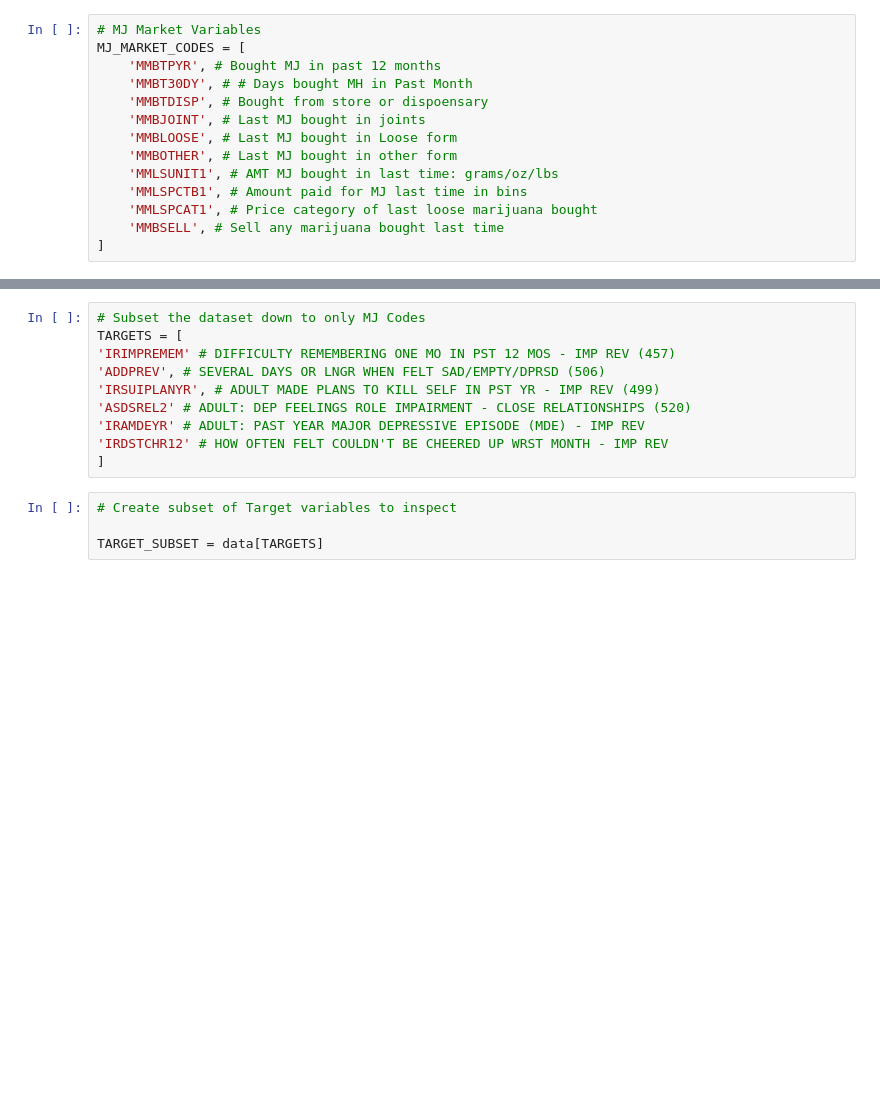
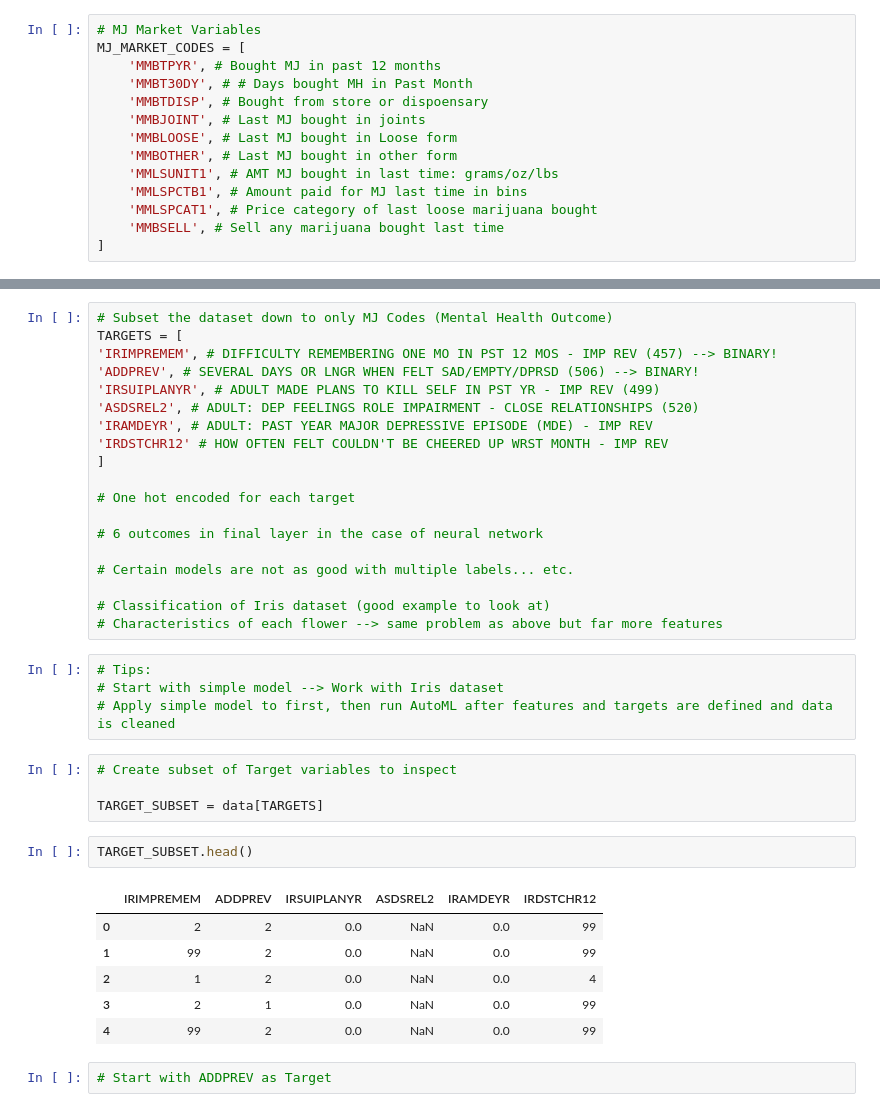
Before and after one commit to melissaprax/substance-use-mental-illness-analysis, a Jupyter notebook: starter.ipynb, the cells around one changed output, grey strips where cells are left out. Drawn from its saved outputs; the diff is of its cells as text; blank space fills up the shorter version.

```diff
--- a/starter.ipynb
+++ b/starter.ipynb
@@ -136,16 +136,40 @@ MJ_CODES = [
 'MMBSELL', # Sell any marijuana bought last time
 ]
 # %%
-# Subset the dataset down to only MJ Codes
+# Subset the dataset down to only MJ Codes (Mental Health Outcome)
 TARGETS = [
-'IRIMPREMEM' # DIFFICULTY REMEMBERING ONE MO IN PST 12 MOS - IMP REV (457)
-'ADDPREV', # SEVERAL DAYS OR LNGR WHEN FELT SAD/EMPTY/DPRSD (506)
+'IRIMPREMEM', # DIFFICULTY REMEMBERING ONE MO IN PST 12 MOS - IMP REV (457) --> BINARY!
+'ADDPREV', # SEVERAL DAYS OR LNGR WHEN FELT SAD/EMPTY/DPRSD (506) --> BINARY!
 'IRSUIPLANYR', # ADULT MADE PLANS TO KILL SELF IN PST YR - IMP REV (499)
-'ASDSREL2' # ADULT: DEP FEELINGS ROLE IMPAIRMENT - CLOSE RELATIONSHIPS (520)
-'IRAMDEYR' # ADULT: PAST YEAR MAJOR DEPRESSIVE EPISODE (MDE) - IMP REV
+'ASDSREL2', # ADULT: DEP FEELINGS ROLE IMPAIRMENT - CLOSE RELATIONSHIPS (520)
+'IRAMDEYR', # ADULT: PAST YEAR MAJOR DEPRESSIVE EPISODE (MDE) - IMP REV
 'IRDSTCHR12' # HOW OFTEN FELT COULDN'T BE CHEERED UP WRST MONTH - IMP REV
 ]
+
+# One hot encoded for each target
+
+# 6 outcomes in final layer in the case of neural network
+
+# Certain models are not as good with multiple labels... etc.
+
+# Classification of Iris dataset (good example to look at)
+# Characteristics of each flower --> same problem as above but far more features
+# %%
+# Tips:
+# Start with simple model --> Work with Iris dataset
+# Apply simple model to first, then run AutoML after features and targets are defined and data is cleaned
 # %%
 # Create subset of Target variables to inspect
 
 TARGET_SUBSET = data[TARGETS]
+# %%
+TARGET_SUBSET.head()
+# %% [output]
+|  | IRIMPREMEM | ADDPREV | IRSUIPLANYR | ASDSREL2 | IRAMDEYR | IRDSTCHR12 |
+| 0 | 2 | 2 | 0.0 | NaN | 0.0 | 99 |
+| 1 | 99 | 2 | 0.0 | NaN | 0.0 | 99 |
+| 2 | 1 | 2 | 0.0 | NaN | 0.0 | 4 |
+| 3 | 2 | 1 | 0.0 | NaN | 0.0 | 99 |
+| 4 | 99 | 2 | 0.0 | NaN | 0.0 | 99 |
+# %%
+# Start with ADDPREV as Target
```
Also changed, not shown: parts of 9 cells of this notebook, 1 other file.
